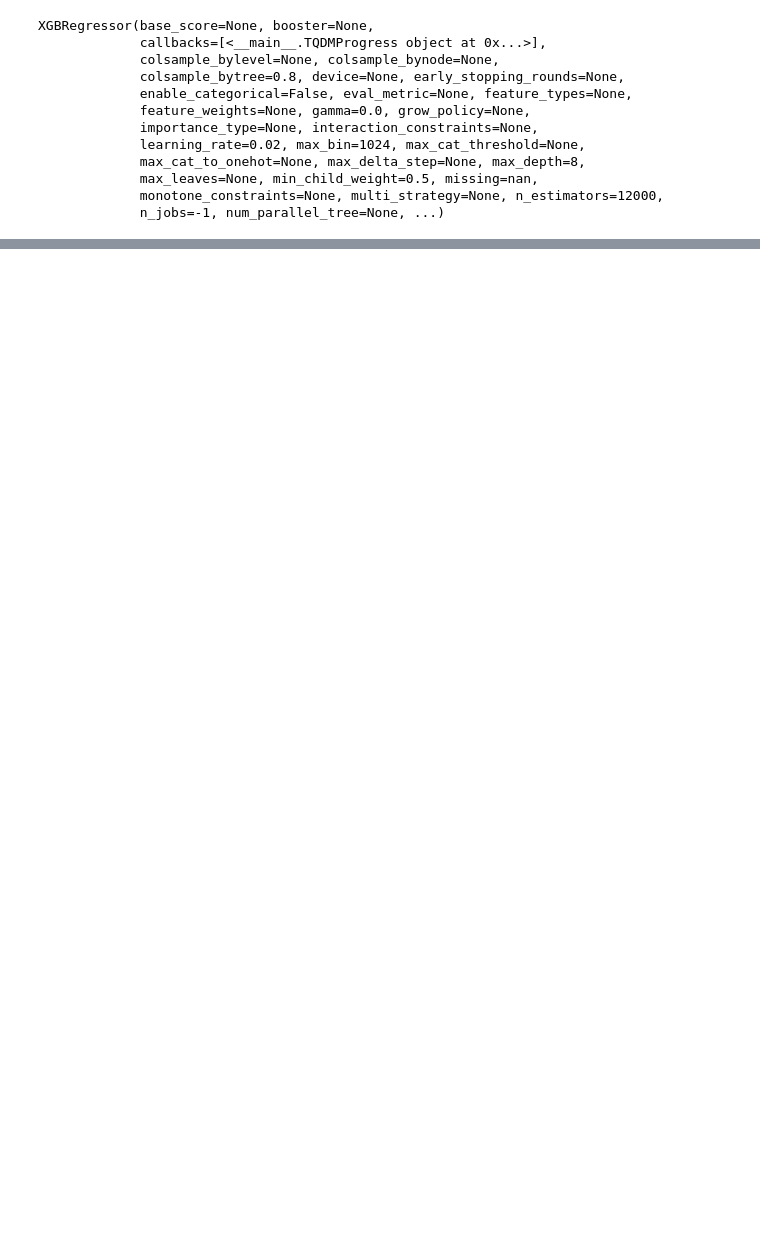
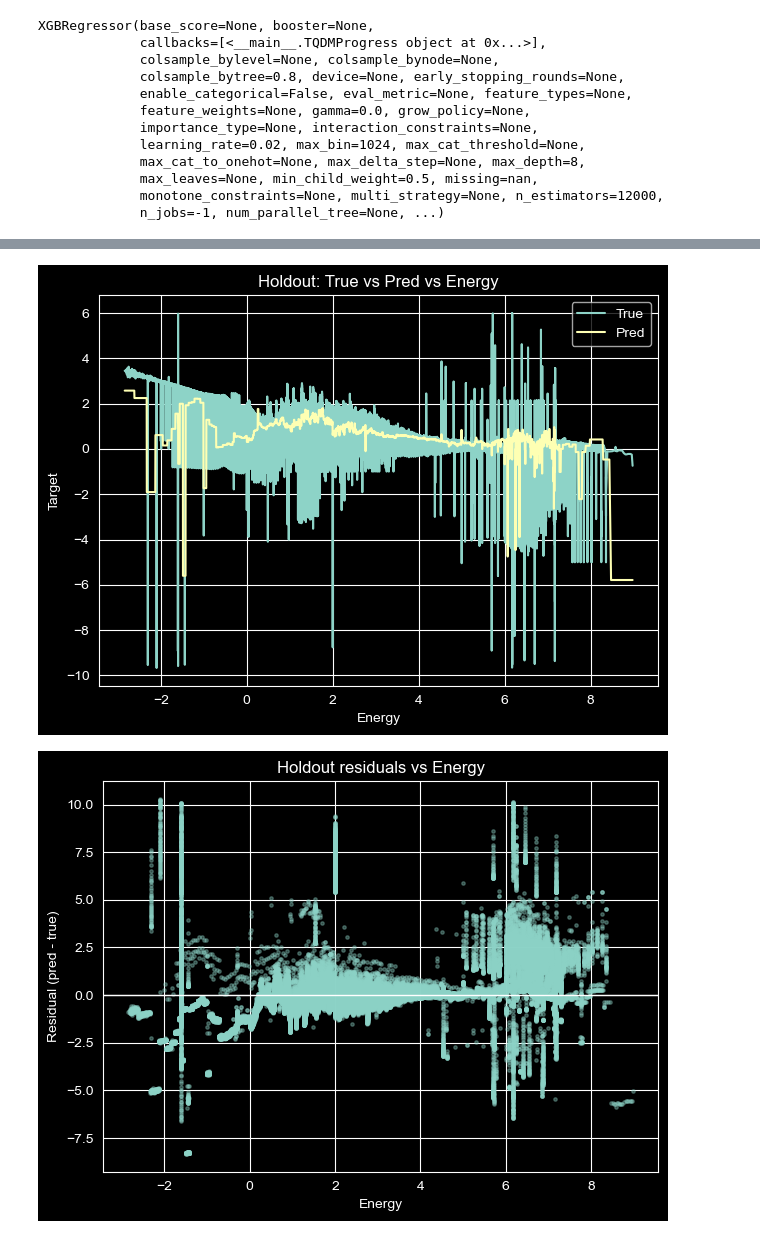
Before and after one commit to nickcampbell225/NUCML-Next, a Jupyter notebook: notebooks/LOGOCV.ipynb, the cells around one changed output, grey strips where cells are left out. Saved outputs shown, nothing was run; the diff lists cells and outputs as text; code cells hidden in the pictures; blank space fills up the shorter version.

Commit message:
started plot_prediction.py and tested some models

```diff
--- a/notebooks/LOGOCV.ipynb
+++ b/notebooks/LOGOCV.ipynb
@@ -958,0 +907,21 @@ plt.show()
+# %%
+xgb3 = XGBRegressor(
+    objective="reg:pseudohubererror",
+    tree_method="hist",
+    max_bin=1024,
+    grow_policy="lossguide",
+    max_leaves=256,
+    min_child_weight=20,
+    gamma=0,
+    learning_rate=0.05,          # pick a value in 0.03–0.06; 0.05 is a good default
+    subsample=0.9,
+    colsample_bytree=0.9,
+    reg_lambda=10,
+    reg_alpha=0,
+    n_estimators=20000,
+    random_state=42,
+    n_jobs=-1,
+)
+
+attach_xgb_progress(xgb3, desc="training", total=20000)
+xgb3.fit(X_train, y_train)
@@ -958,0 +941,11 @@ plt.show()
+# %%
+y_hold_pred3 = xgb3.predict(X_hold)
+# %%
+
+from Plotting.plot_prediction import set_hold_data, plot_prediction
+
+set_hold_data(X_hold, y_hold)     # do once
+plot_prediction(y_hold_pred3)
+# %% [output]
+[figure, added]
+[figure, added]
```
Also changed, not shown: parts of 7 cells of this notebook, 1 other file.
